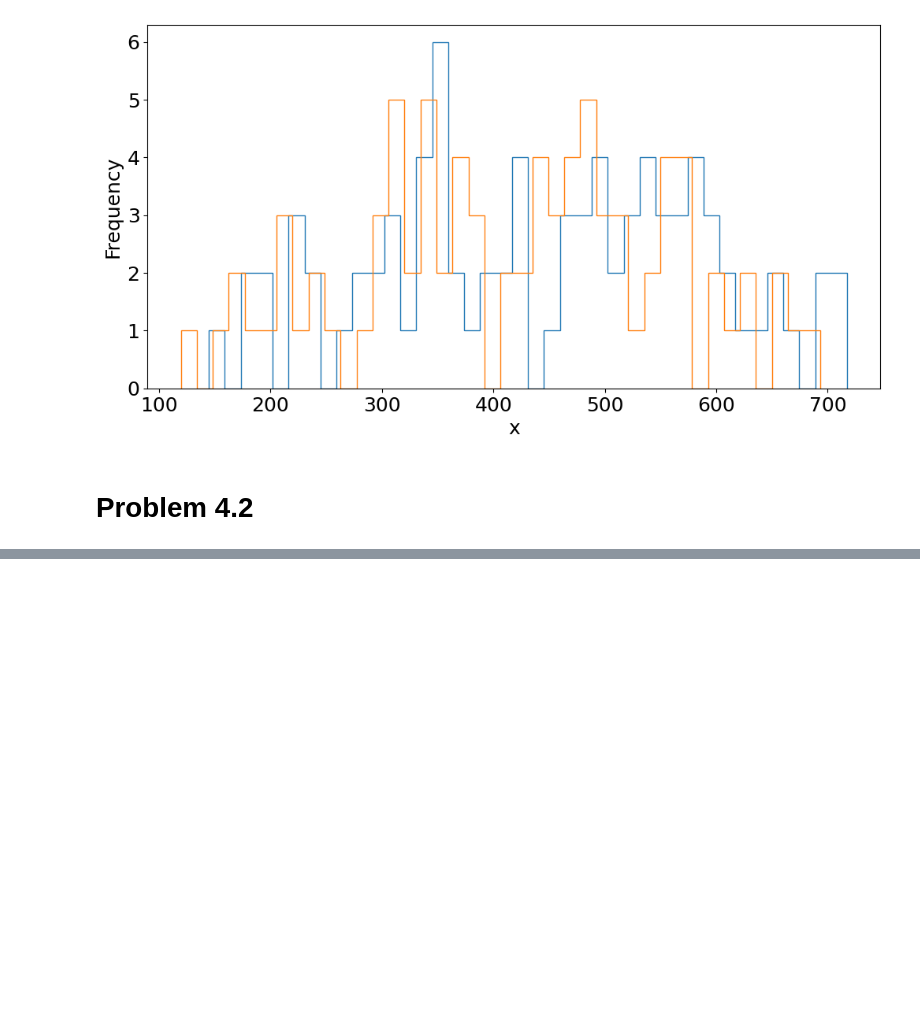
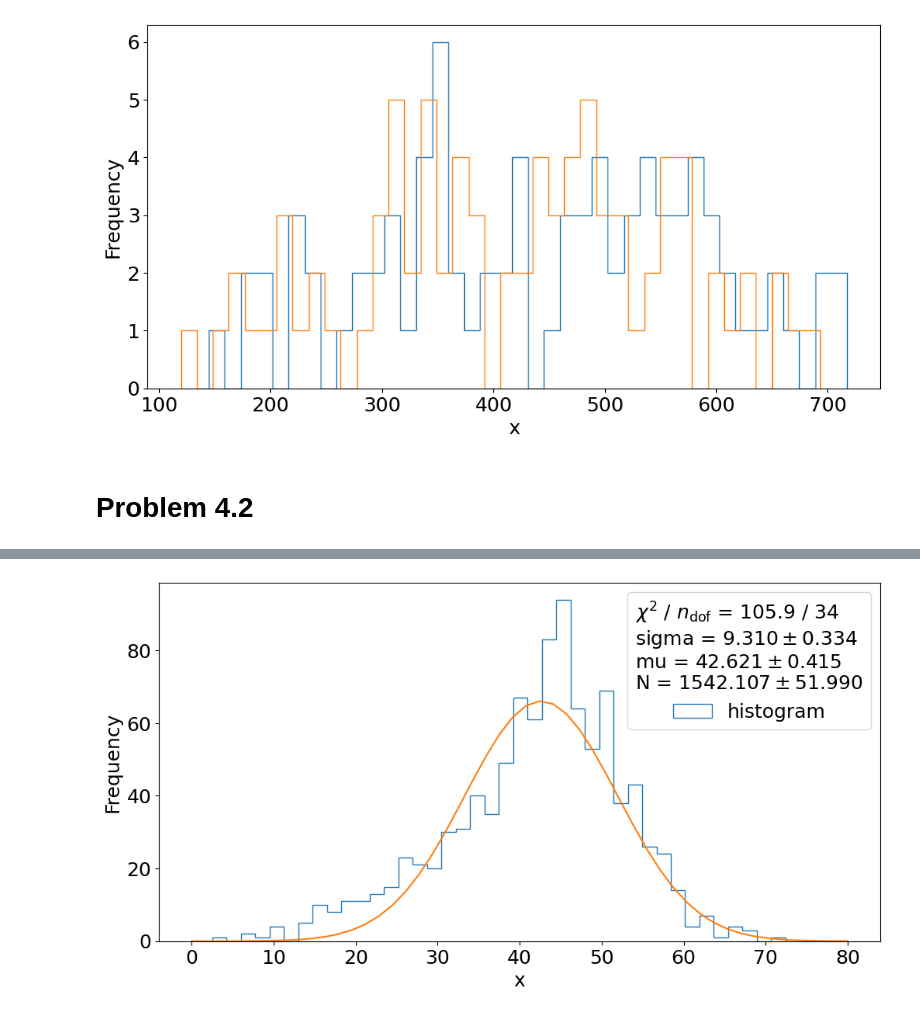
Before and after one commit to akjoelhede/Appstatgang_tornado, a Jupyter notebook: Anders_problemset/problem_set_anders.ipynb, the cells around one changed output, grey strips where cells are left out. Cells and saved outputs as stored; diff of their text form; code cells hidden in the pictures; blank space fills up the shorter version.

```diff
--- a/Anders_problemset/problem_set_anders.ipynb
+++ b/Anders_problemset/problem_set_anders.ipynb
@@ -205,0 +242,13 @@ ax.set(xlabel="x", ylabel="Frequency");
+# %%
+fit_info = [f"$\\chi^2$ / $n_\\mathrm{{dof}}$ = {m.fval:.1f} / {len(x) - m.nfit}",]
+for p, v, e in zip(m.parameters, m.values, m.errors):
+	fit_info.append(f"{p} = ${v:.3f} \\pm {e:.3f}$")
+
+
+fig, ax = plt.subplots(figsize=(12, 6))
+ax.hist(size, bins=40, histtype='step', label='histogram')
+ax.plot(np.linspace(0,80), gauss_fit(np.linspace(0,80),*m.values))
+ax.set(xlabel="x", ylabel="Frequency");
+ax.legend(title="\n".join(fit_info));
+# %% [output]
+[figure, added]
```
Also changed, not shown: parts of 21 cells of this notebook.
